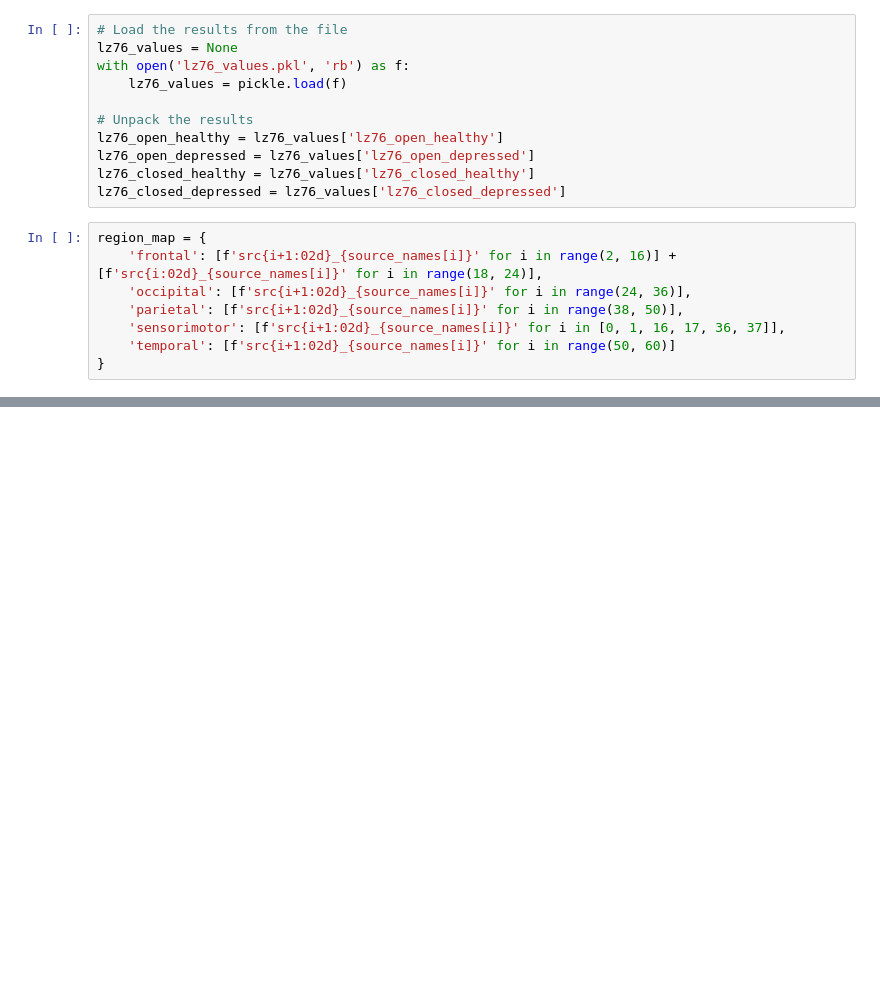
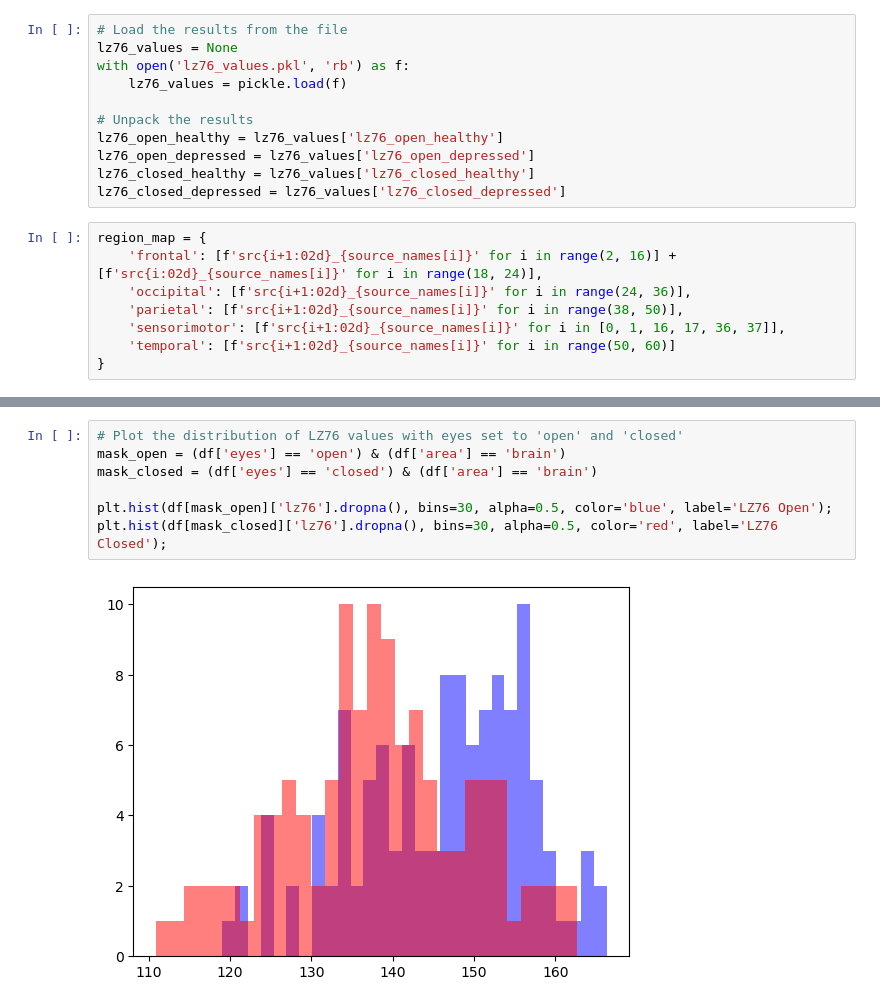
Before and after one commit to ldubravica/MScResearchProject, a Jupyter notebook: analyse_lzc.ipynb, the cells around one changed output, grey strips where cells are left out. Drawn from its saved outputs; the diff is of its cells as text; blank space fills up the shorter version.

```diff
--- a/analyse_lzc.ipynb
+++ b/analyse_lzc.ipynb
@@ -436,0 +375,9 @@ for var in variables:
+# %%
+# Plot the distribution of LZ76 values with eyes set to 'open' and 'closed'
+mask_open = (df['eyes'] == 'open') & (df['area'] == 'brain')
+mask_closed = (df['eyes'] == 'closed') & (df['area'] == 'brain')
+
+plt.hist(df[mask_open]['lz76'].dropna(), bins=30, alpha=0.5, color='blue', label='LZ76 Open');
+plt.hist(df[mask_closed]['lz76'].dropna(), bins=30, alpha=0.5, color='red', label='LZ76 Closed');
+# %% [output]
+[figure, added]
```
Also changed, not shown: parts of 9 cells of this notebook, 6 other files.
